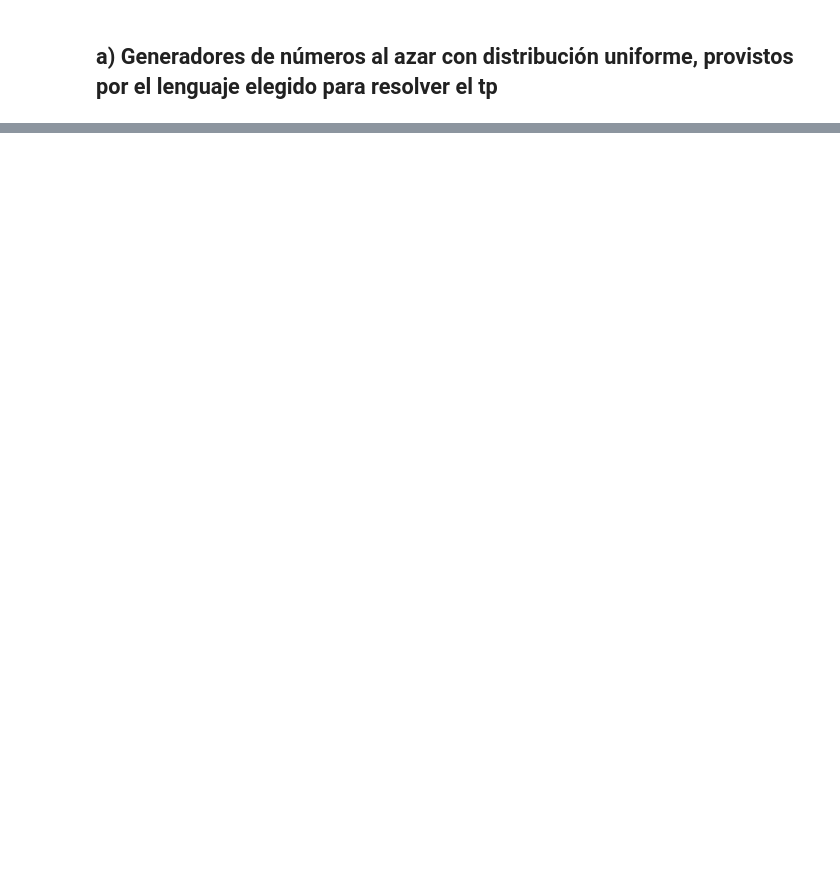
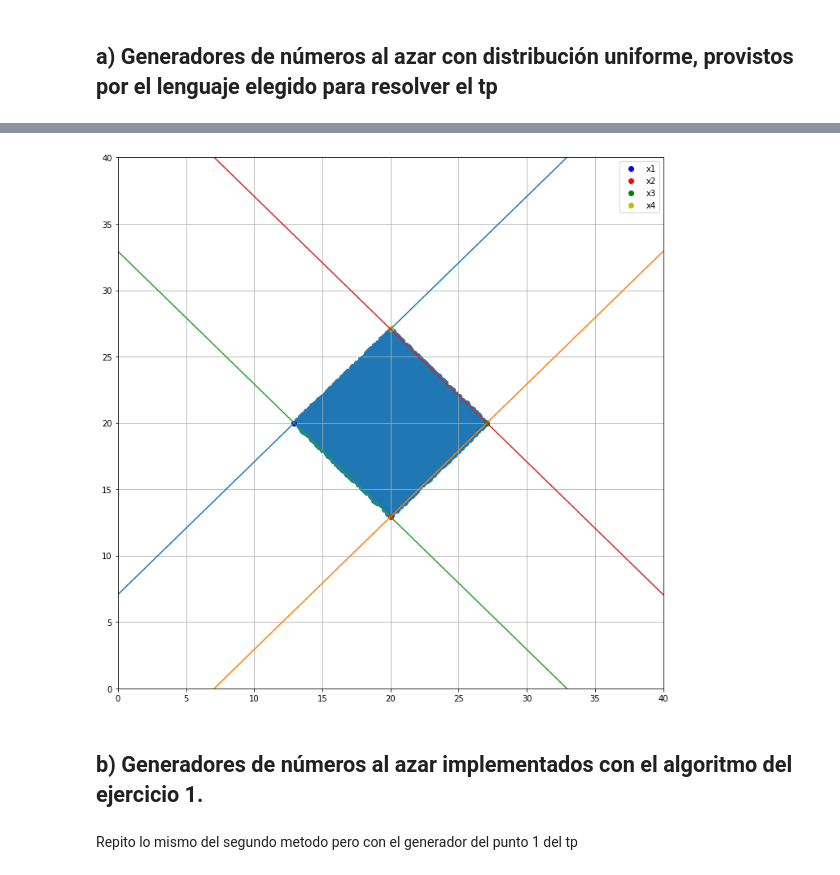
Before and after one commit to nicolaslongo/tp1-simulacion, a Jupyter notebook: Ejercicio 3.ipynb, the cells around one changed output, grey strips where cells are left out. Cells and saved outputs as stored; diff of their text form; code cells hidden in the pictures; blank space fills up the shorter version.

Commit message:
Ejercicio 3 casi listo

```diff
--- a/Ejercicio 3.ipynb
+++ b/Ejercicio 3.ipynb
@@ -73,0 +88,34 @@ plt.show()
+# %%
+def rotate(origin, point, angle):
+    ox, oy = origin
+    px, py = point
+
+    qx = ox + cos(angle) * (px - ox) - sin(angle) * (py - oy)
+    qy = oy + sin(angle) * (px - ox) + cos(angle) * (py - oy)
+    return qx, qy
+# %%
+xs = np.random.uniform(low=0, high=1, size=(N_POINTS)) * 10 + 15
+ys = np.random.uniform(low=0, high=1, size=(N_POINTS)) * 10 + 15
+# %%
+l = []
+for i in range(N_POINTS):
+    l.append(rotate((20, 20), (xs[i], ys[i]), radians(45)))
+# %%
+plt.figure(figsize=(12, 12))
+plt.plot( p1[0], p1[1], 'go', label='x1', color='b')
+plt.plot( p2[0], p2[1], 'go', label='x2', color='r')
+plt.plot( p3[0], p3[1], 'go', label='x3', color='g')
+plt.plot( p4[0], p4[1], 'go', label='x4', color='y')
+plot_lines()
+plt.scatter([x[0] for x in l], [x[1] for x in l])
+plt.ylim( (0, MAX_POINT) )
+plt.xlim( (0, MAX_POINT) )
+plt.grid('on')
+plt.legend()
+plt.show()
+# %% [output]
+[figure, added]
+# %% [markdown]
+## b) Generadores de números al azar implementados con el algoritmo del ejercicio 1.
+# %% [markdown]
+Repito lo mismo del segundo metodo pero con el generador del punto 1 del tp
```
Also changed, not shown: parts of 21 cells of this notebook.
